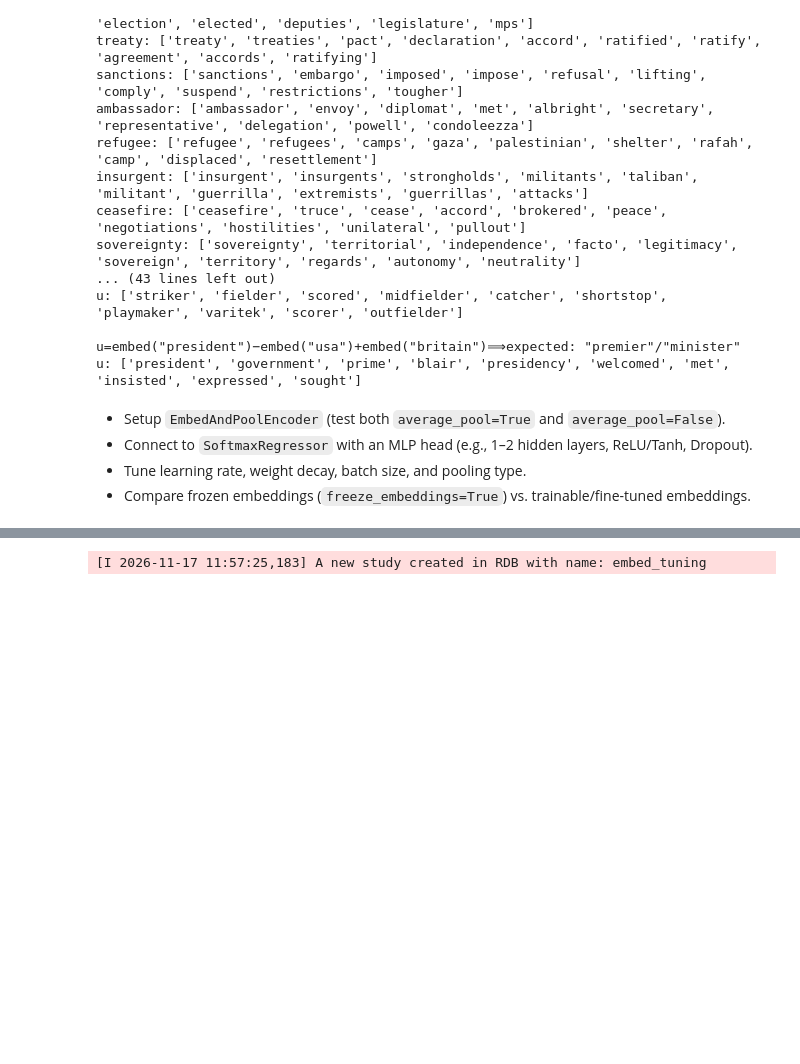
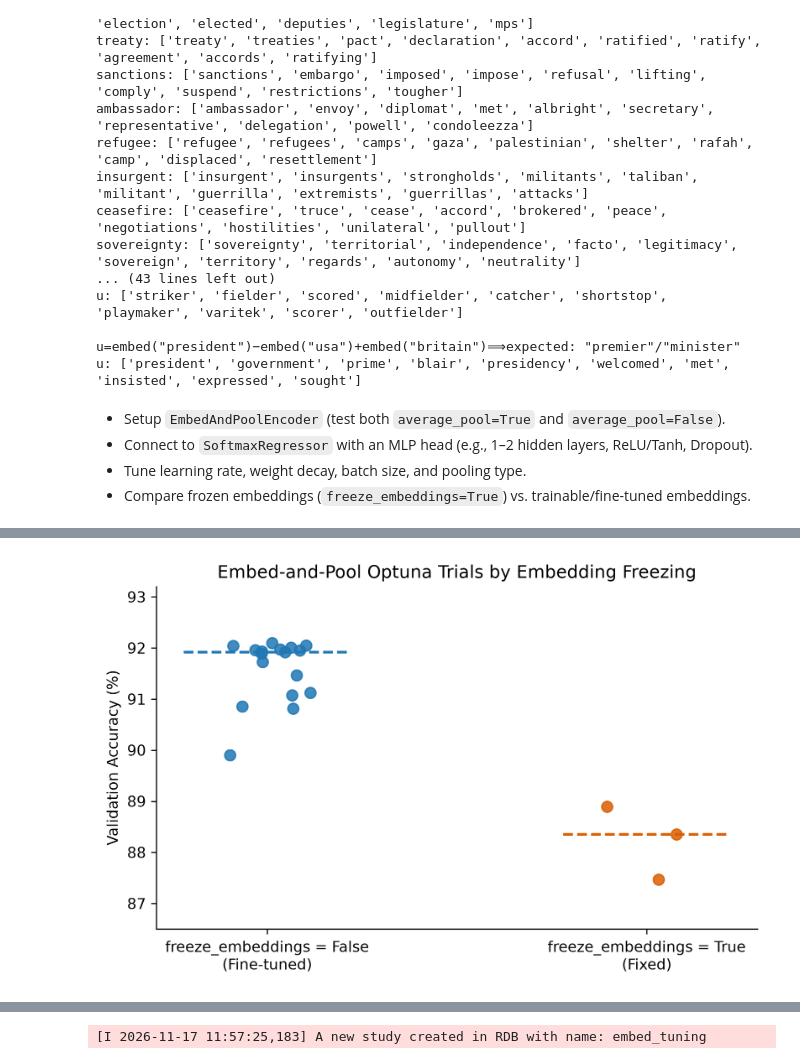
Before and after one commit to HeyeNl/nlp-project1, a Jupyter notebook: part2/project.ipynb, the cells around one changed output, grey strips where cells are left out. Cells and saved outputs as stored; diff of their text form; code cells hidden in the pictures; blank space fills up the shorter version.

```diff
--- a/part2/project.ipynb
+++ b/part2/project.ipynb
@@ -421,0 +594,75 @@ Wall time: 1.95 s
+# %%
+import matplotlib.pyplot as plt
+import numpy as np
+
+trials = [
+    (False, 0.91075),
+    (True, 0.8889166666666667),
+    (False, 0.9189166666666667),
+    (False, 0.9195416666666667),
+    (True, 0.8835),
+    (True, 0.8746666666666667),
+    (False, 0.9191666666666667),
+    (False, 0.899),
+    (False, 0.9112083333333333),
+    (False, 0.9200416666666666),
+    (False, 0.908125),
+    (False, 0.9204166666666667),
+    (False, 0.9172916666666666),
+    (False, 0.9195833333333333),
+    (False, 0.9204583333333334),
+    (False, 0.9197083333333333),
+    (False, 0.9146666666666666),
+    (False, 0.9193333333333333),
+    (False, 0.9085833333333333),
+    (False, 0.9209583333333333),
+]
+
+unfrozen_vals = [v * 100 for frozen, v in trials if not frozen]
+frozen_vals = [v * 100 for frozen, v in trials if frozen]
+
+rng = np.random.default_rng(42)
+jitter_unfrozen = rng.uniform(-0.12, 0.12, size=len(unfrozen_vals))
+jitter_frozen = rng.uniform(-0.12, 0.12, size=len(frozen_vals))
+
+fig, ax = plt.subplots(figsize=(6.5, 4.2), dpi=300)
+
+# Scatter points
+ax.scatter(
+    np.zeros(len(unfrozen_vals)) + jitter_unfrozen,
+    unfrozen_vals,
+    color="#1f77b4",
+    alpha=0.85,
+    s=55,
+    label=f"Unfrozen (n={len(unfrozen_vals)})",
+)
+ax.scatter(
+    np.ones(len(frozen_vals)) + jitter_frozen,
+    frozen_vals,
+    color="#d95f02",
+    alpha=0.85,
+    s=55,
+    label=f"Frozen (n={len(frozen_vals)})",
+)
+
+# Median horizontal markers
+ax.hlines(
+    np.median(unfrozen_vals), -0.22, 0.22, colors="#1f77b4", linestyles="--", lw=1.8
+)
+ax.hlines(
+    np.median(frozen_vals), 0.78, 1.22, colors="#d95f02", linestyles="--", lw=1.8
+)
+
+ax.set_xticks([0, 1])
+ax.set_xticklabels(["freeze_embeddings = False\n(Fine-tuned)", "freeze_embeddings = True\n(Fixed)"])
+ax.set_ylabel("Validation Accuracy (%)")
+ax.set_title("Embed-and-Pool Optuna Trials by Embedding Freezing")
+ax.set_ylim(86.5, 93.2)
+ax.spines["top"].set_visible(False)
+ax.spines["right"].set_visible(False)
+
+plt.tight_layout()
+plt.savefig("optuna_freeze_comparison.png", dpi=300)
+plt.show()
+# %% [output]
+[figure, added]
```
Also changed, not shown: parts of 8 cells of this notebook, 1 other file.
